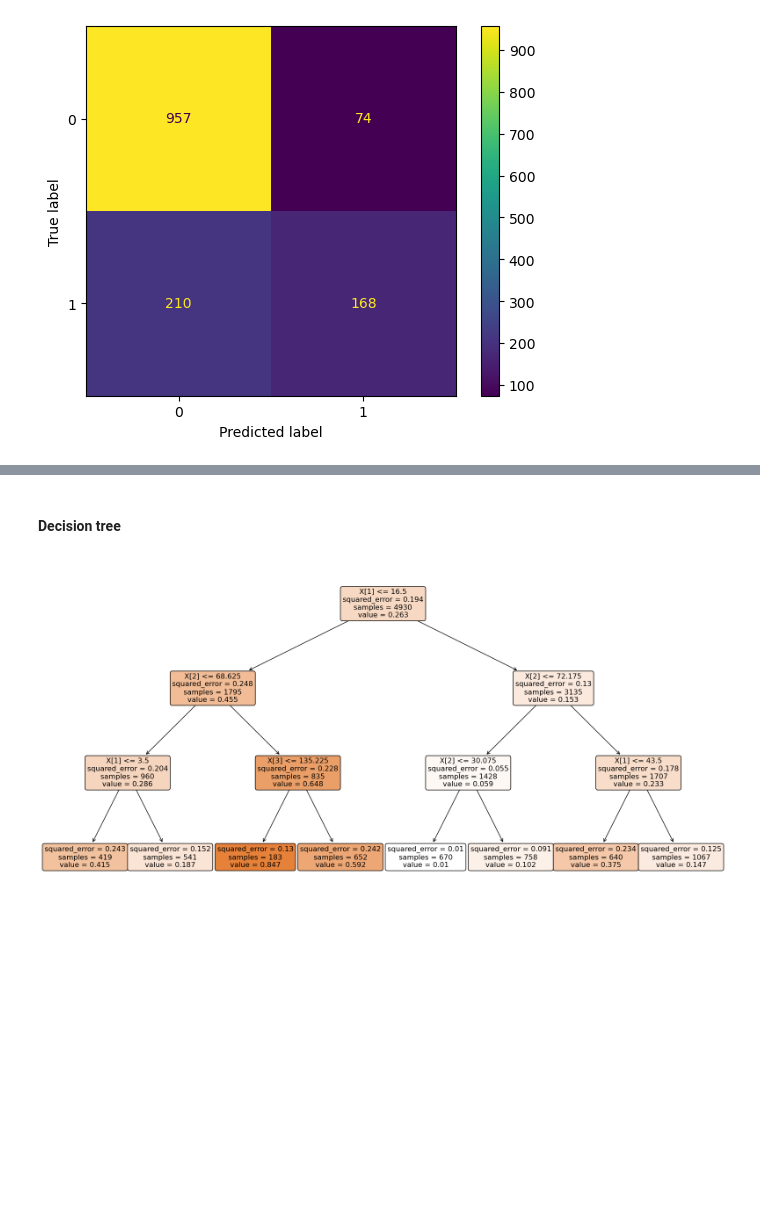
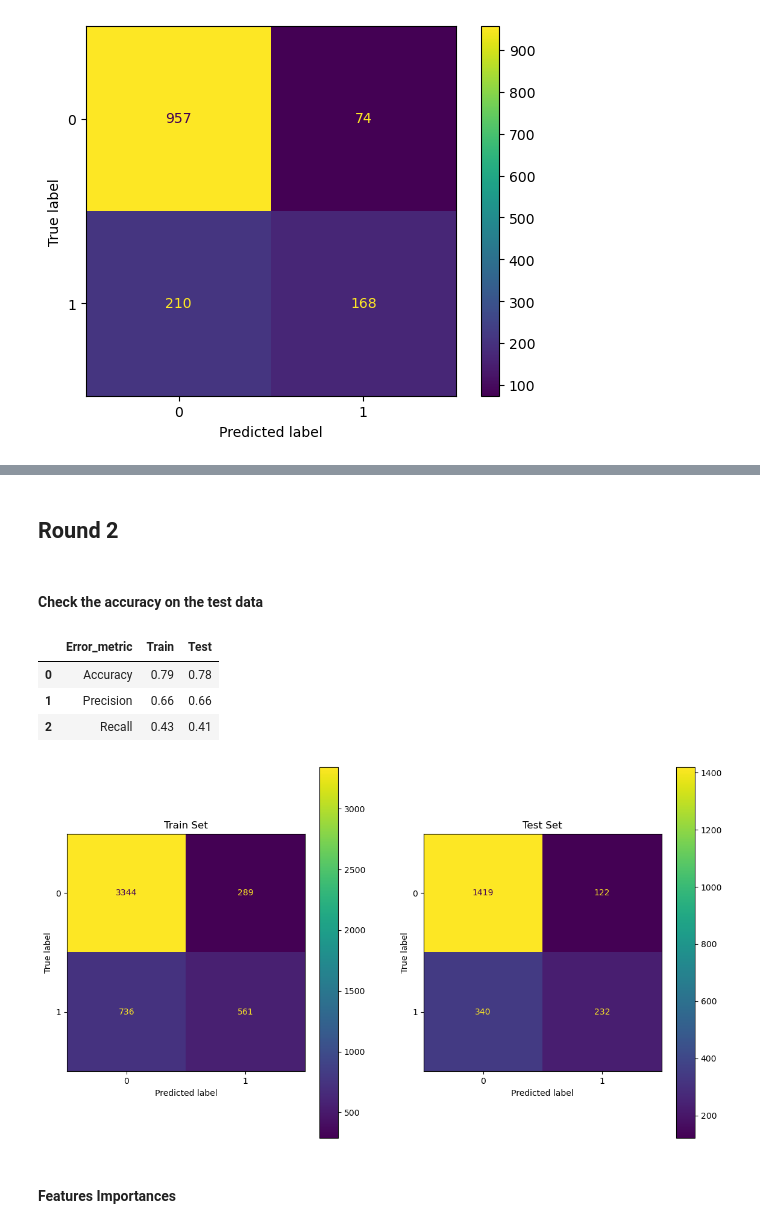
Before and after one commit to yarenmerveakin/IronYaren, a Jupyter notebook: week7/Supervised_Learning.ipynb, the cells around one changed output, grey strips where cells are left out. Drawn from its saved outputs; the diff is of its cells as text; code cells hidden in the pictures; blank space fills up the shorter version.

```diff
--- a/week7/Supervised_Learning.ipynb
+++ b/week7/Supervised_Learning.ipynb
@@ -364,10 +244,4 @@ performance
-# %% [markdown]
-#### Decision tree
-# %%
-from sklearn.tree import plot_tree
-fig, axes = plt.subplots(nrows = 1,ncols = 1,figsize = (20,10))
-
-plot_tree(model,filled = True, rounded=True)
-plt.show()
-# %% [output]
-[figure, removed]
+# %% [markdown]
+## Round 2
+# %% [markdown]
+#### Check the accuracy on the test data
@@ -373,0 +251,36 @@ plt.show()
+# %%
+X_train, X_test, y_train, y_test = train_test_split(X, y, test_size=0.30, random_state=11)
+
+model = DecisionTreeClassifier(max_depth=4)
+
+model.fit(X_train, y_train)
+
+y_pred_train_dt = model.predict(X_train)
+y_pred_test_dt = model.predict(X_test)
+
+
+performance_df = pd.DataFrame({'Error_metric': ['Accuracy','Precision','Recall'],
+                               'Train': [accuracy_score(y_train, y_pred_train_dt),
+                                         precision_score(y_train, y_pred_train_dt),
+                                         recall_score(y_train, y_pred_train_dt)],
+                               'Test': [accuracy_score(y_test, y_pred_test_dt),
+                                        precision_score(y_test, y_pred_test_dt),
+                                        recall_score(y_test, y_pred_test_dt)]})
+
+display(performance_df)
+
+fig, ax = plt.subplots(1,2, figsize=(14,8))
+
+plot_confusion_matrix(model,X_train,y_train,ax=ax[0], values_format = 'd')
+ax[0].title.set_text("Train Set")
+
+plot_confusion_matrix(model,X_test,y_test,ax=ax[1],values_format = 'd')
+ax[1].title.set_text("Test Set")
+# %% [output]
+|  | Error_metric | Train | Test |
+| 0 | Accuracy | 0.79 | 0.78 |
+| 1 | Precision | 0.66 | 0.66 |
+| 2 | Recall | 0.43 | 0.41 |
+[figure, added]
+# %% [markdown]
+#### Features Importances
```
Also changed, not shown: parts of 43 cells of this notebook.
